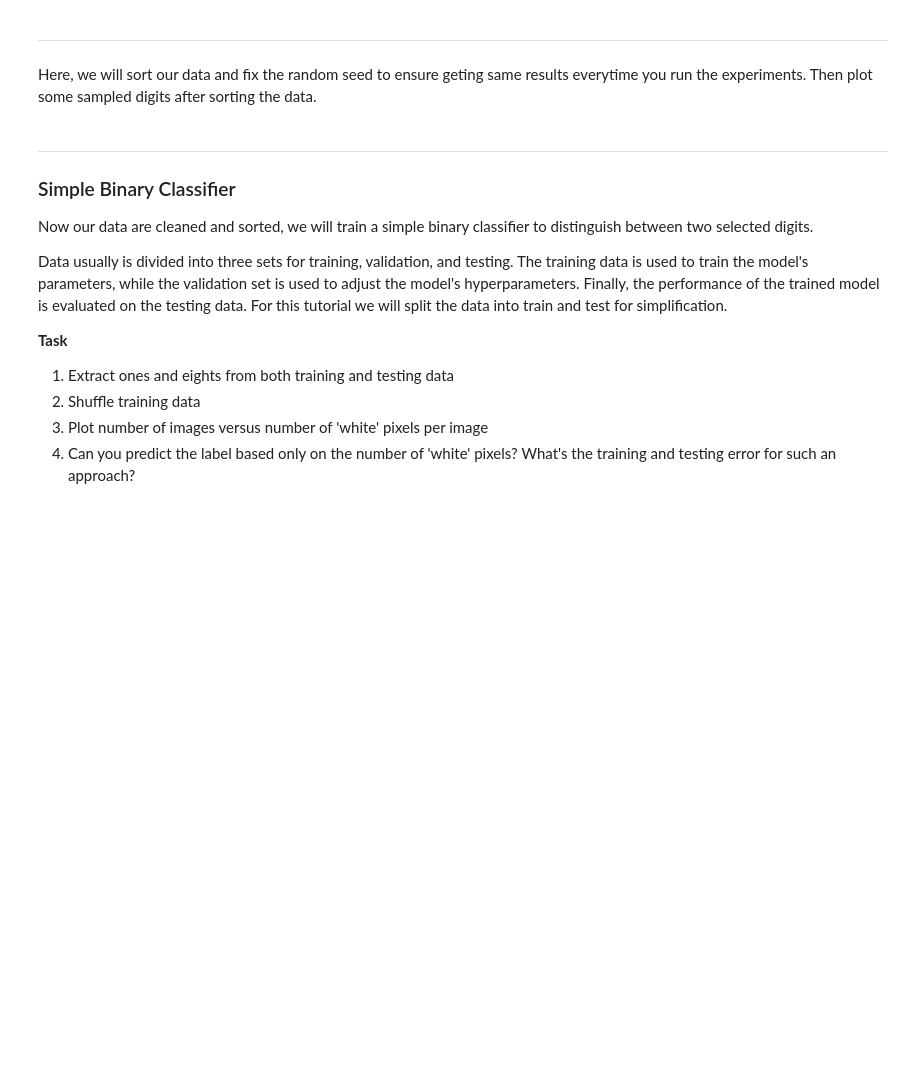
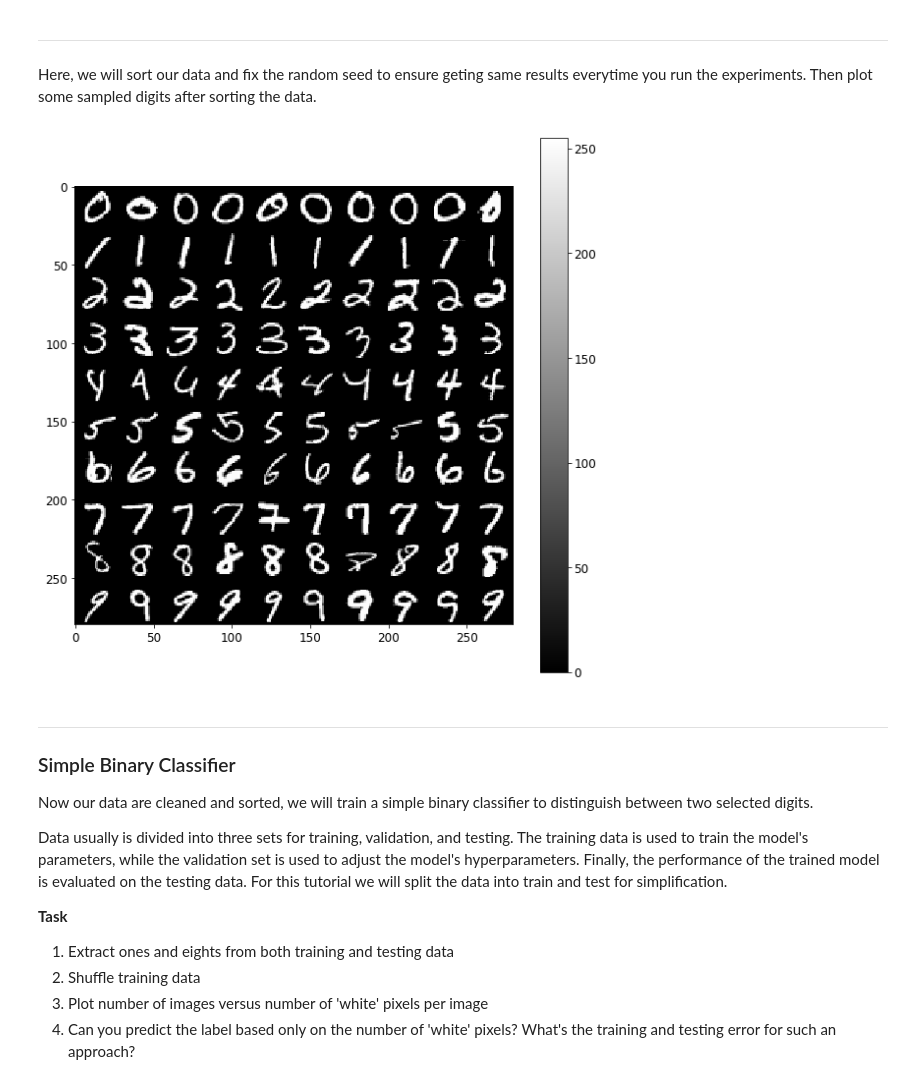
Before and after one commit to kunjzk/ML-for-imaging, a Jupyter notebook: 01-Intro-ML-for-Imaging.ipynb, the cells around one changed output. Drawn from its saved outputs; the diff is of its cells as text; code cells hidden in the pictures; blank space fills up the shorter version.

```diff
--- a/01-Intro-ML-for-Imaging.ipynb
+++ b/01-Intro-ML-for-Imaging.ipynb
@@ -107,25 +147,28 @@ Here, we will sort our data and fix the random seed to ensure geting same result
 # %%
 # we will sort our data and fix the random generator seed to get similar results from different runs
 np.random.seed(42)
 
 # sort dataset
 def sort_data(data, labels):
         sorted_idxs = np.array(sorted([(target, i) for i, target in enumerate(labels)]))[:, 1]
         return data[sorted_idxs], labels[sorted_idxs]
 
 ############################################################################
 # Q: use the previous function to sort both training and testing data
 ############################################################################
 
-#INSERT CODE HERE
+train_data, train_labels = sort_data(train_data, train_labels)
+test_data, test_labels = sort_data(test_data, test_labels)
 
 ############################################################################
 
 # plot sampled images from sorted data
 # here it samples 20 samples of [0,1], 30 samples of [2,3,4], and 50 samples of [5,6,7,8,9] - 10 samples for each digit
 example_images = np.r_[train_data[:12000:600], train_data[13000:30600:600], train_data[30600:60000:590]]
 plot_digits(example_images)
 plt.show()
+# %% [output]
+[figure, added]
 # %% [markdown]
 ---
 ### Simple Binary Classifier
```
Also changed, not shown: parts of 17 cells of this notebook, 1 other file.
